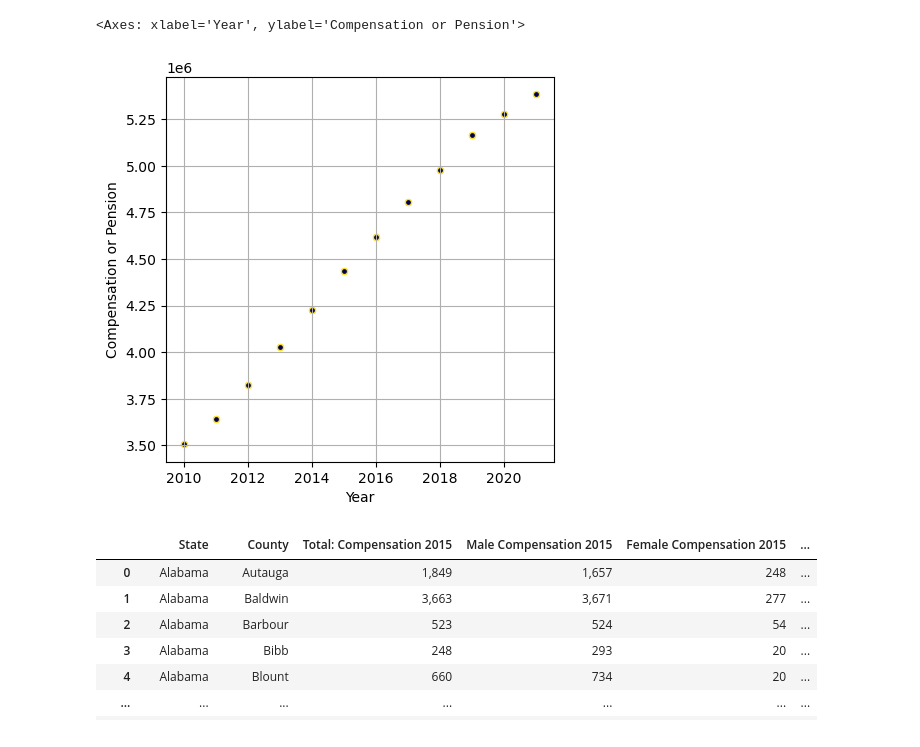
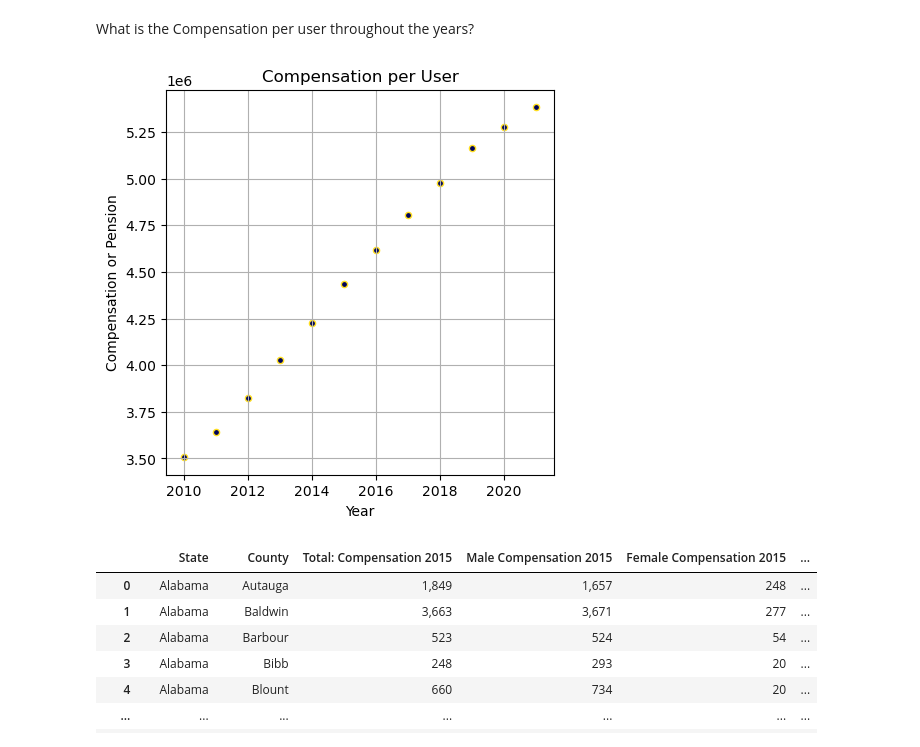
Before and after one commit to nicduffee/project1, a Jupyter notebook: Disability.ipynb, the cells around one changed output. Saved outputs shown, nothing was run; the diff lists cells and outputs as text; code cells hidden in the pictures.

```diff
--- a/Disability.ipynb
+++ b/Disability.ipynb
@@ -30,8 +13,11 @@ compensation_2020
+# %% [markdown]
+What is the Compensation per user throughout the years?
 # %%
 #graph of users
-program_users.plot(kind="scatter", x="Year", y="Compensation or Pension",
+program_users.plot(kind="scatter", x="Year", y="Compensation or Pension", title= "Compensation per User",
                   color = '#00035b', edgecolor ='#ffdf22', grid = True, figsize = (5,5))
+plt.savefig("images/comp_per_user.png")
+plt.show()
 # %% [output]
-<Axes: xlabel='Year', ylabel='Compensation or Pension'>
-[figure, old version]
+[figure, new version]
 # %%
```
Also changed, not shown: parts of 24 cells of this notebook, 9 other files.
